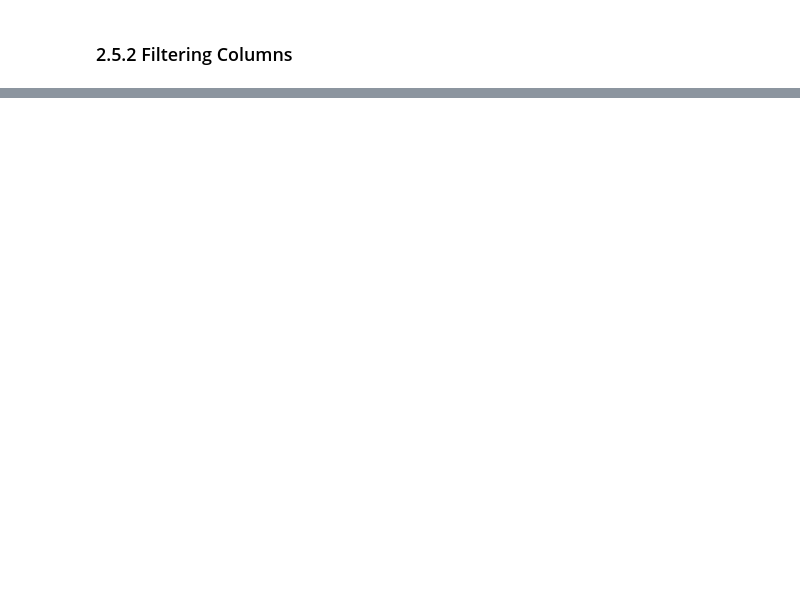
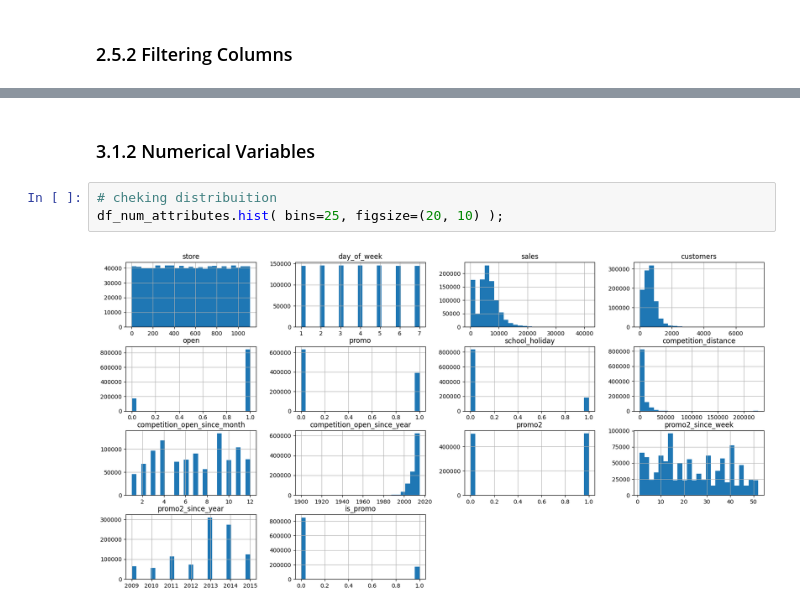
Before and after one commit to mendesdata/rossmann_store_sales, a Jupyter notebook: notebooks/rossmann.ipynb, the cells around one changed output, grey strips where cells are left out. Cells and saved outputs as stored; diff of their text form; blank space fills up the shorter version.

```diff
--- a/notebooks/rossmann.ipynb
+++ b/notebooks/rossmann.ipynb
@@ -494,0 +527,7 @@ Index(['store', 'day_of_week', 'date', 'sales', 'promo', 'state_holiday',
+# %% [markdown]
+### 3.1.2 Numerical Variables
+# %%
+# cheking distribuition
+df_num_attributes.hist( bins=25, figsize=(20, 10) );
+# %% [output]
+[figure, added]
```
Also changed, not shown: parts of 66 cells of this notebook.
